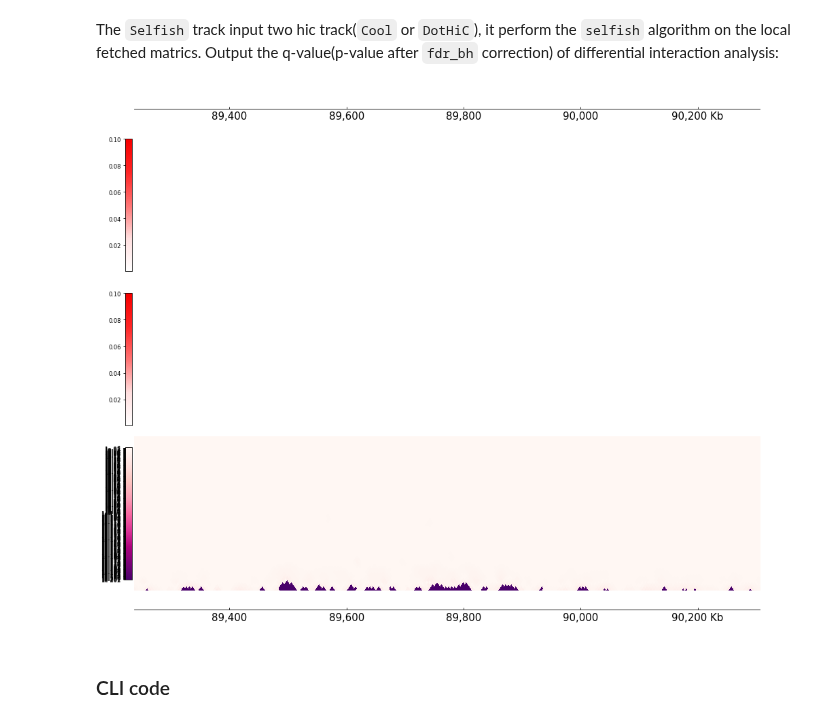
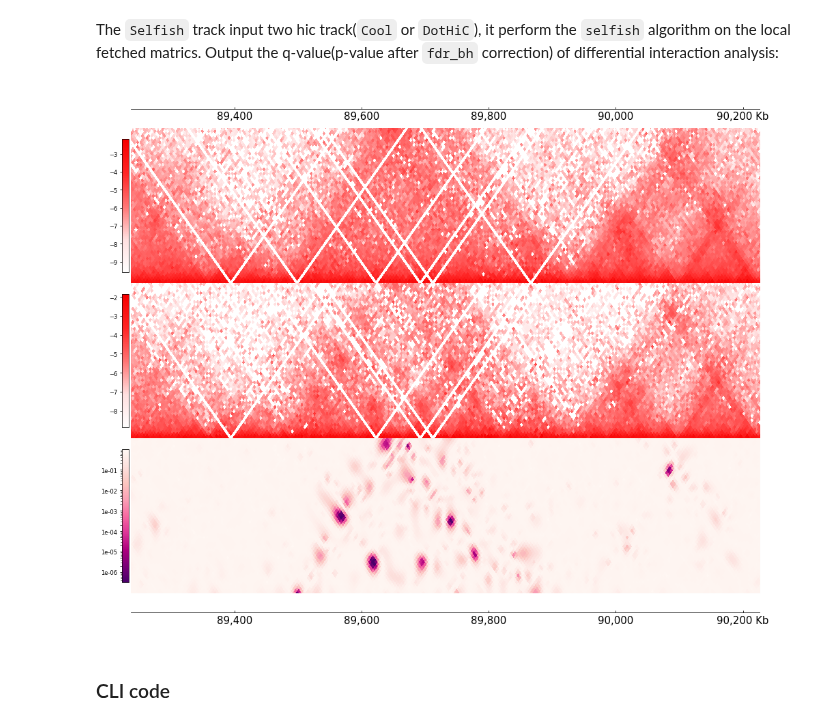
Before and after one commit to GangCaoLab/CoolBox, a Jupyter notebook: docs/source/_gallery/selfish.ipynb, the cells around one changed output. Cells and saved outputs as stored; diff of their text form; code cells hidden in the pictures.

```diff
--- a/docs/source/_gallery/selfish.ipynb
+++ b/docs/source/_gallery/selfish.ipynb
@@ -20,20 +20,20 @@ data_dir = "../../../tests/test_data/"
 cl1 = f"{data_dir}/cool_chr1_89000000_90400000_for_cmp_1.mcool"
 cl2 = f"{data_dir}/cool_chr1_89000000_90400000_for_cmp_2.mcool"
 
-region = "chr1:89237500-90307500"
+region = "chr1:89237500-90227500"
 # %% [markdown]
 The `Selfish` track input two hic track(`Cool` or `DotHiC`), it perform the `selfish` algorithm on the local fetched matrics.
 Output the q-value(p-value after `fdr_bh` correction) of differential interaction analysis:
 # %%
 frame = XAxis() + \
-    Cool(cl1) + MinValue(5e-4) + MaxValue(1e-1) + \
-    Cool(cl2) + MinValue(5e-4) + MaxValue(1e-1) + \
-    Selfish(cl1, cl2) + \
+    Cool(cl1) + \
+    Cool(cl2) + \
+    Selfish(cl1, cl2, norm="log") + \
     XAxis()
 frame *= Feature(depth_ratio=0.35)
 frame.plot(region)
 # %% [output]
-[figure, old version]
+[figure, new version]
 # %% [markdown]
 ### CLI code
 # %%
```
Also changed, not shown: parts of 1 cell of this notebook, 11 other files.
